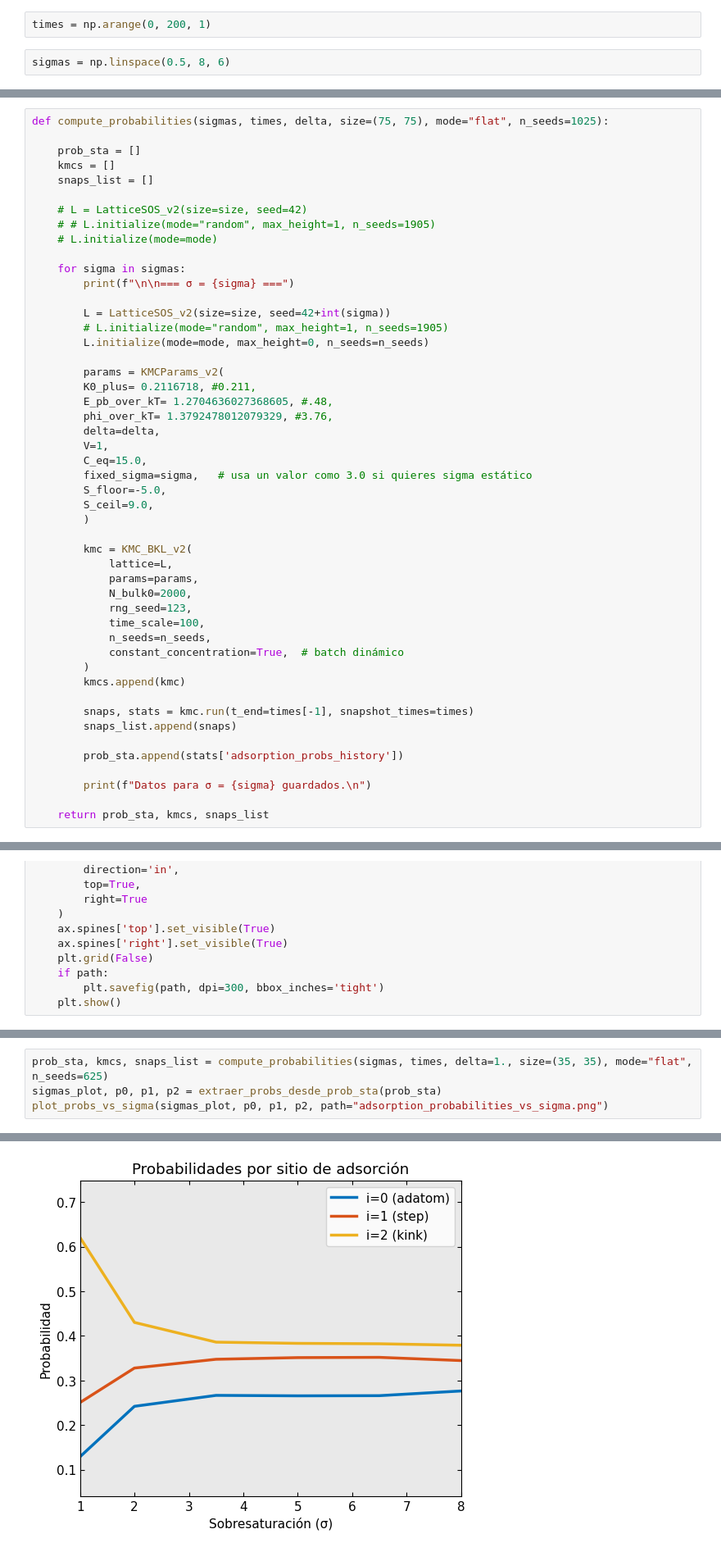
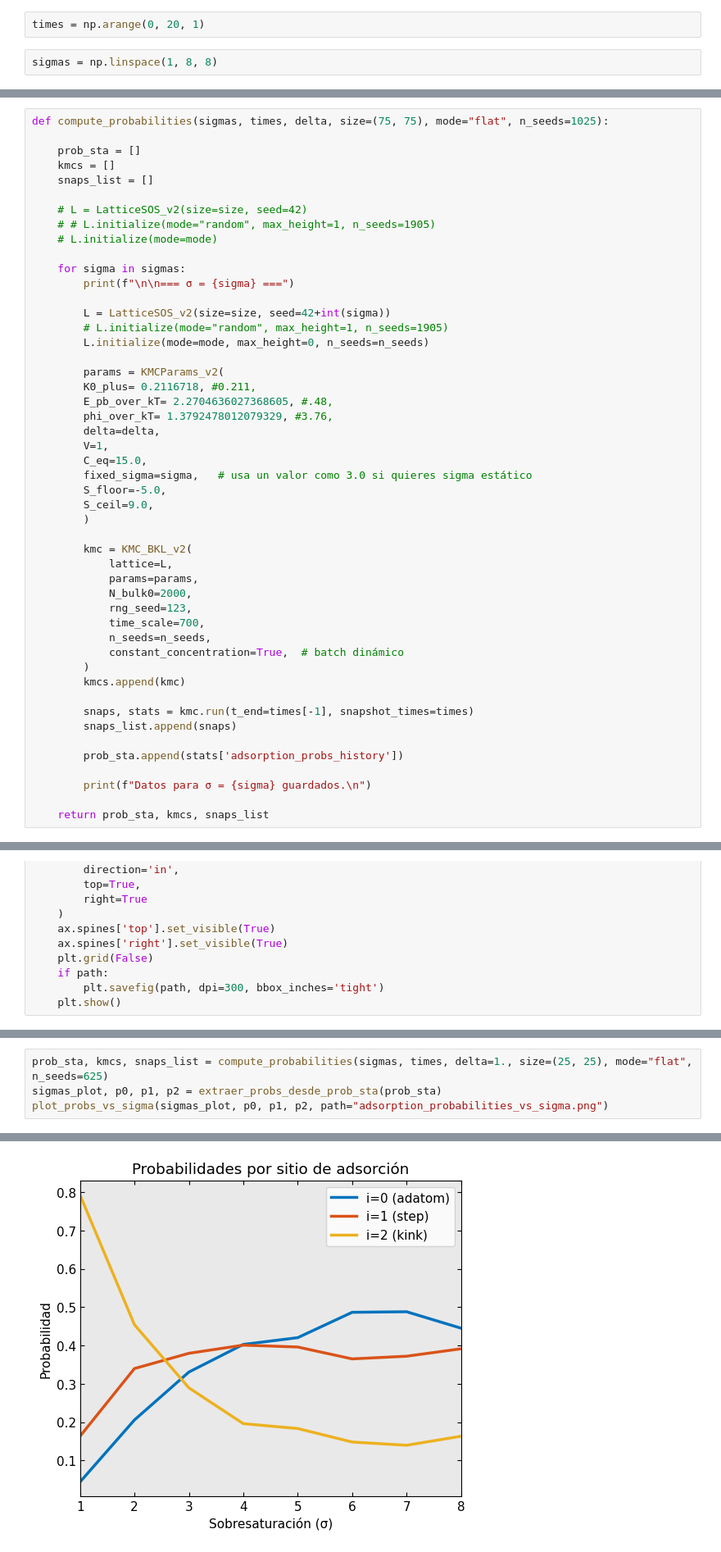
Before and after one commit to SebastGg99/MalariaProject, a Jupyter notebook: notebooks/paper_kMC_v2.ipynb, the cells around one changed output, grey strips where cells are left out. Shown at 82% size. Drawn from its saved outputs; the diff is of its cells as text.

```diff
--- a/notebooks/paper_kMC_v2.ipynb
+++ b/notebooks/paper_kMC_v2.ipynb
@@ -33,6 +33,6 @@ all_times = np.array(list(set(times_txt/5) | set(times_txt/4) | set(times_txt/2)
 
 times = times_txt
 # %%
-times = np.arange(0, 200, 1)
+times = np.arange(0, 20, 1)
 # %%
-sigmas = np.linspace(0.5, 8, 6)
+sigmas = np.linspace(1, 8, 8)
@@ -64,7 +59,7 @@ def compute_probabilities(sigmas, times, delta, size=(75, 75), mode="flat", n_se
 
         params = KMCParams_v2(
         K0_plus= 0.2116718, #0.211,
-        E_pb_over_kT= 1.2704636027368605, #.48,
+        E_pb_over_kT= 2.2704636027368605, #.48,
         phi_over_kT= 1.3792478012079329, #3.76,
         delta=delta,
         V=1,
@@ -79,7 +74,7 @@ def compute_probabilities(sigmas, times, delta, size=(75, 75), mode="flat", n_se
             params=params,
             N_bulk0=2000,
             rng_seed=123,
-            time_scale=100,
+            time_scale=700,
             n_seeds=n_seeds,
             constant_concentration=True,  # batch dinámico
         )
@@ -180,5 +179,5 @@ def plot_probs_vs_sigma(sigmas_plot, p0, p1, p2, path=None):
 # %%
-prob_sta, kmcs, snaps_list = compute_probabilities(sigmas, times, delta=1., size=(35, 35), mode="flat", n_seeds=625)
+prob_sta, kmcs, snaps_list = compute_probabilities(sigmas, times, delta=1., size=(25, 25), mode="flat", n_seeds=625)
 sigmas_plot, p0, p1, p2 = extraer_probs_desde_prob_sta(prob_sta)
 plot_probs_vs_sigma(sigmas_plot, p0, p1, p2, path="adsorption_probabilities_vs_sigma.png")
 # %% [output]
@@ -198,8 +197,8 @@ Datos para σ = 3.5 guardados.
 
 
 === σ = 8.0 ===
 Datos para σ = 8.0 guardados.
-[figure, old version]
+[figure, new version]
 # %%
 kmcs
 # %% [output]
```
Also changed, not shown: parts of 11 cells of this notebook, 2 other files.
